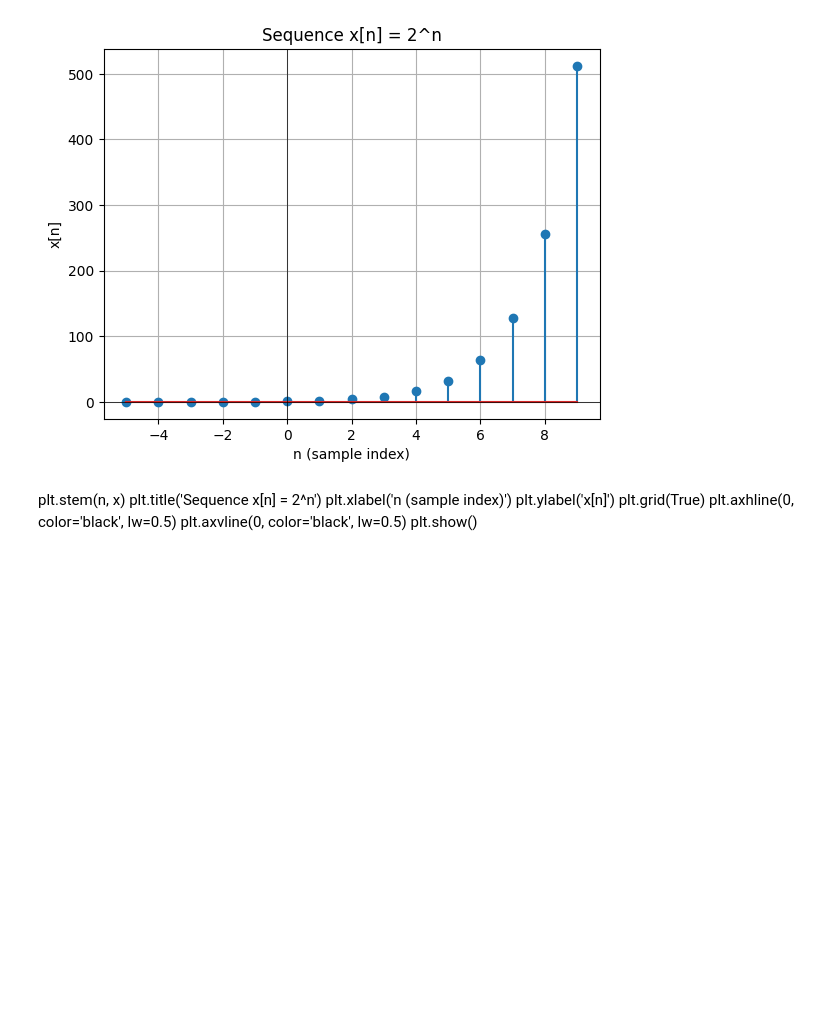
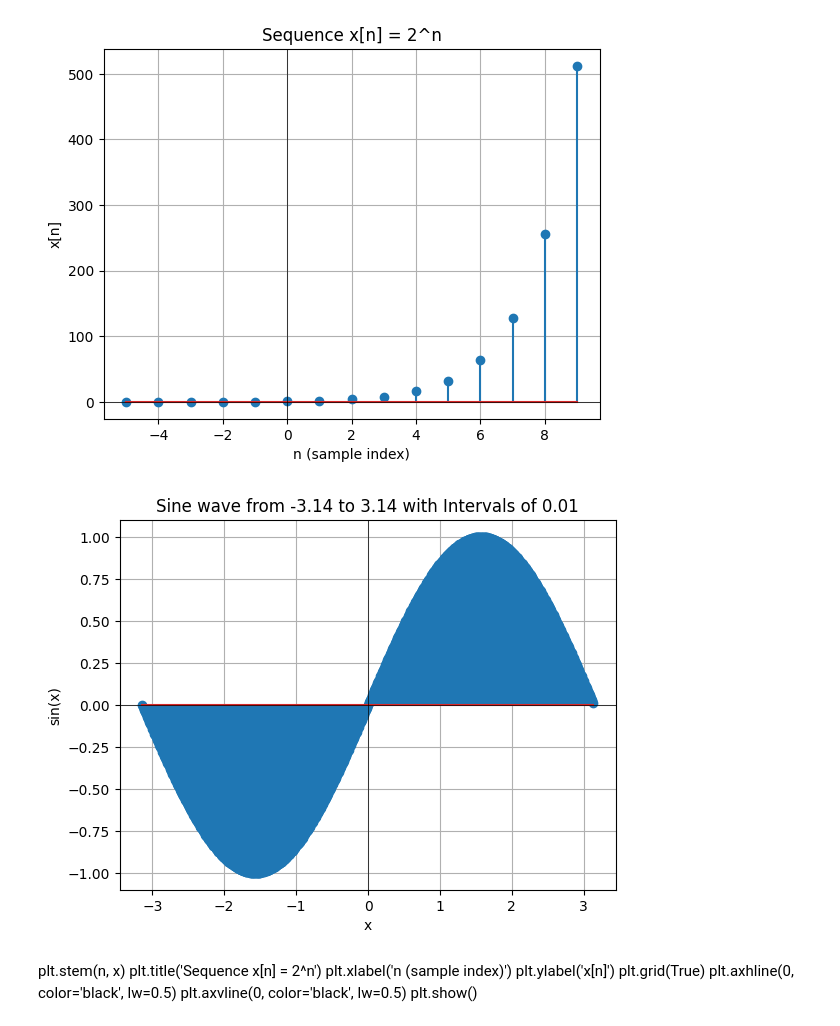
Before and after one commit to oscarbryan-magtibay/dspCPE4A2526, a Jupyter notebook: dspPython/activity.ipynb, the cells around one changed output. Cells and saved outputs as stored; diff of their text form; code cells hidden in the pictures; blank space fills up the shorter version.

```diff
--- a/dspPython/activity.ipynb
+++ b/dspPython/activity.ipynb
@@ -22,6 +22,23 @@ plt.axvline(0, color='black', lw=0.5)
 plt.show()
 # %% [output]
 [figure]
+# %%
+import numpy as np
+import matplotlib.pyplot as plt
+
+x = np.arange(-3.14, 3.14, 0.01)
+y = np.sin(x)
+
+plt.stem(x,y)
+plt.title('Sine wave from -3.14 to 3.14 with Intervals of 0.01')
+plt.xlabel('x')
+plt.ylabel('sin(x)')
+plt.grid(True)
+plt.axhline(0, color='black', lw=0.5)
+plt.axvline(0, color='black', lw=0.5)
+plt.show()
+# %% [output]
+[figure, added]
 # %% [markdown]
 plt.stem(n, x)
 plt.title('Sequence x[n] = 2^n')
```
